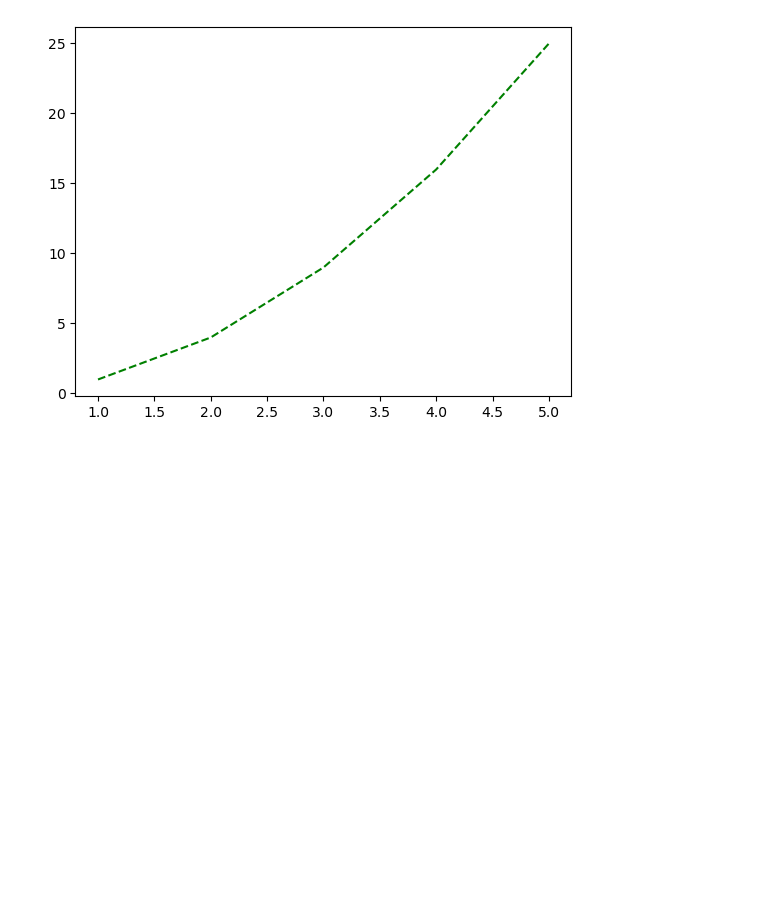
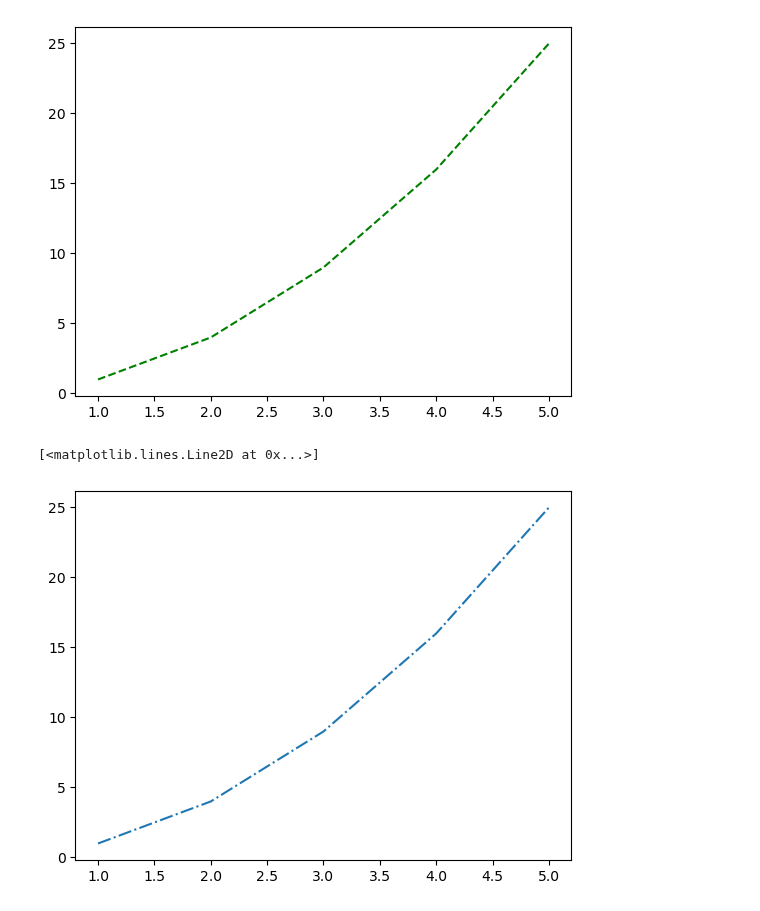
Before and after one commit to vaibhavgaikwad2/Machine-learning-course, a Jupyter notebook: 1)Notes/10-Data Analysis/Matplotlib.ipynb, the cells around one changed output. Saved outputs shown, nothing was run; the diff lists cells and outputs as text; code cells hidden in the pictures; blank space fills up the shorter version.

```diff
--- a/1)Notes/10-Data Analysis/Matplotlib.ipynb
+++ b/1)Notes/10-Data Analysis/Matplotlib.ipynb
@@ -22,3 +22,10 @@ plt.plot(x,y,color='green',linestyle='--')
 # %% [output]
 [<matplotlib.lines.Line2D at 0x...>]
 [figure]
+# %%
+# using different linestyle
+
+plt.plot(x,y,linestyle='-.')
+# %% [output]
+[<matplotlib.lines.Line2D at 0x...>]
+[figure, added]
```
Also changed, not shown: parts of 2 cells of this notebook.
